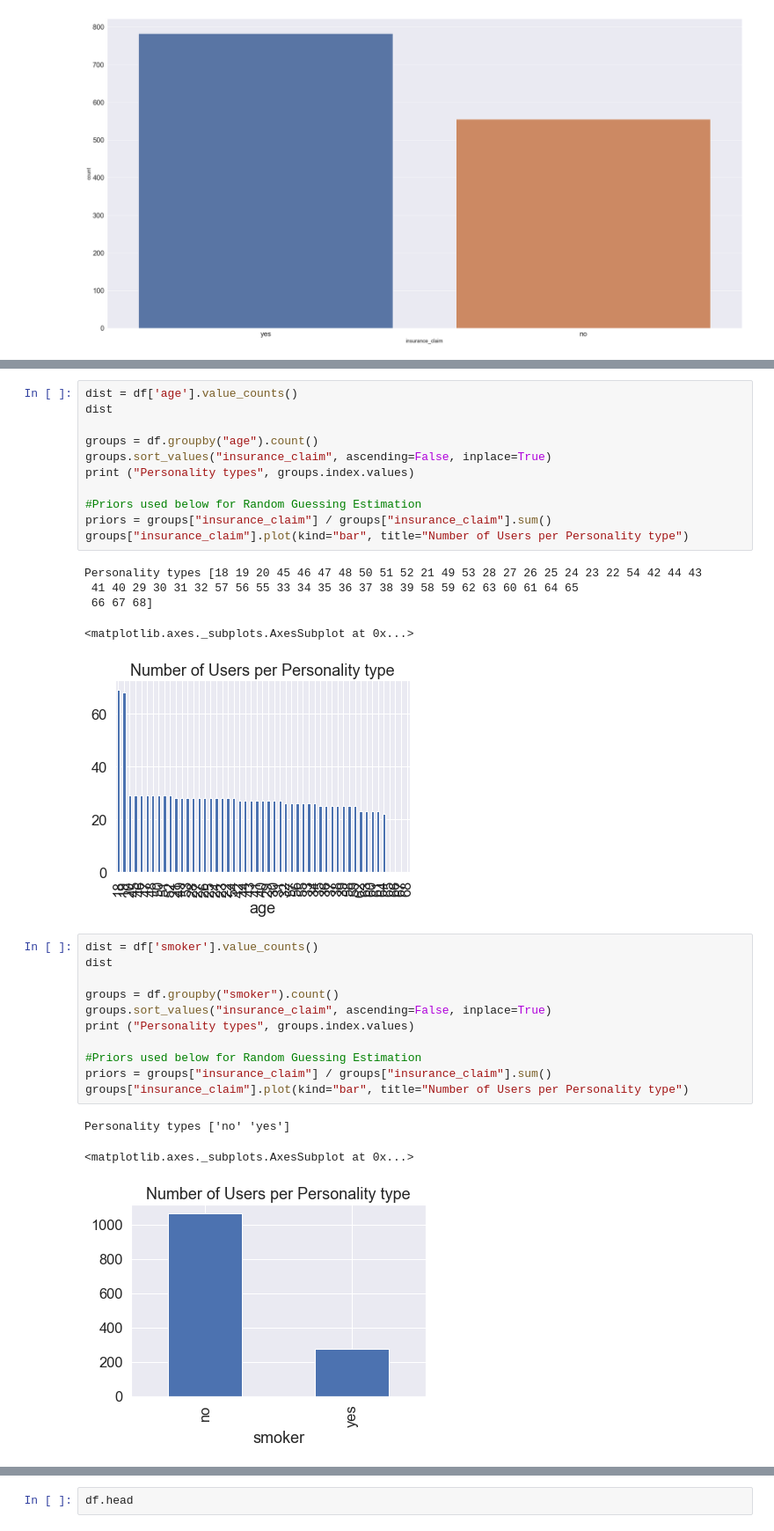
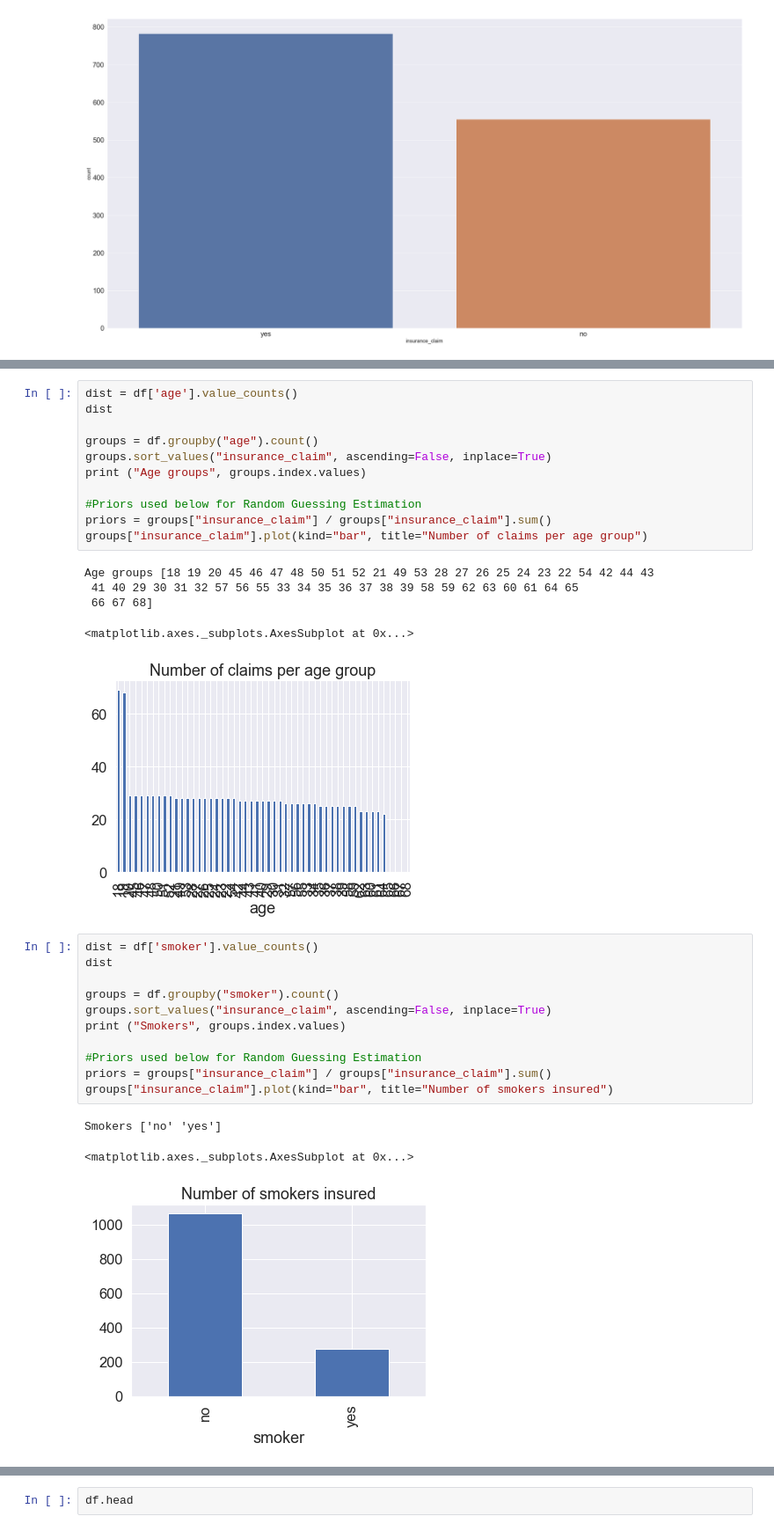
Before and after one commit to AndileMasi/AlphaCode-EXPLORE, a Jupyter notebook: Submissions/Classification Model/10X Classification Predict.ipynb, the cells around one changed output, grey strips where cells are left out. Shown at 88% size. Saved outputs shown, nothing was run; the diff lists cells and outputs as text.

```diff
--- a/Submissions/Classification Model/10X Classification Predict.ipynb
+++ b/Submissions/Classification Model/10X Classification Predict.ipynb
@@ -284,32 +284,32 @@ dist
 
 groups = df.groupby("age").count()
 groups.sort_values("insurance_claim", ascending=False, inplace=True)
-print ("Personality types", groups.index.values)
+print ("Age groups", groups.index.values)
 
 #Priors used below for Random Guessing Estimation
 priors = groups["insurance_claim"] / groups["insurance_claim"].sum()
-groups["insurance_claim"].plot(kind="bar", title="Number of Users per Personality type")
+groups["insurance_claim"].plot(kind="bar", title="Number of claims per age group")
 # %% [output]
-Personality types [18 19 20 45 46 47 48 50 51 52 21 49 53 28 27 26 25 24 23 22 54 42 44 43
+Age groups [18 19 20 45 46 47 48 50 51 52 21 49 53 28 27 26 25 24 23 22 54 42 44 43
  41 40 29 30 31 32 57 56 55 33 34 35 36 37 38 39 58 59 62 63 60 61 64 65
  66 67 68]
 <matplotlib.axes._subplots.AxesSubplot at 0x...>
-[figure, old version]
+[figure, new version]
 # %%
 dist = df['smoker'].value_counts()
 dist
 
 groups = df.groupby("smoker").count()
 groups.sort_values("insurance_claim", ascending=False, inplace=True)
-print ("Personality types", groups.index.values)
+print ("Smokers", groups.index.values)
 
 #Priors used below for Random Guessing Estimation
 priors = groups["insurance_claim"] / groups["insurance_claim"].sum()
-groups["insurance_claim"].plot(kind="bar", title="Number of Users per Personality type")
+groups["insurance_claim"].plot(kind="bar", title="Number of smokers insured")
 # %% [output]
-Personality types ['no' 'yes']
+Smokers ['no' 'yes']
 <matplotlib.axes._subplots.AxesSubplot at 0x...>
-[figure, old version]
+[figure, new version]
 # %%
 dist = df['children'].value_counts()
 dist
```
Also changed, not shown: parts of 3 cells of this notebook.
